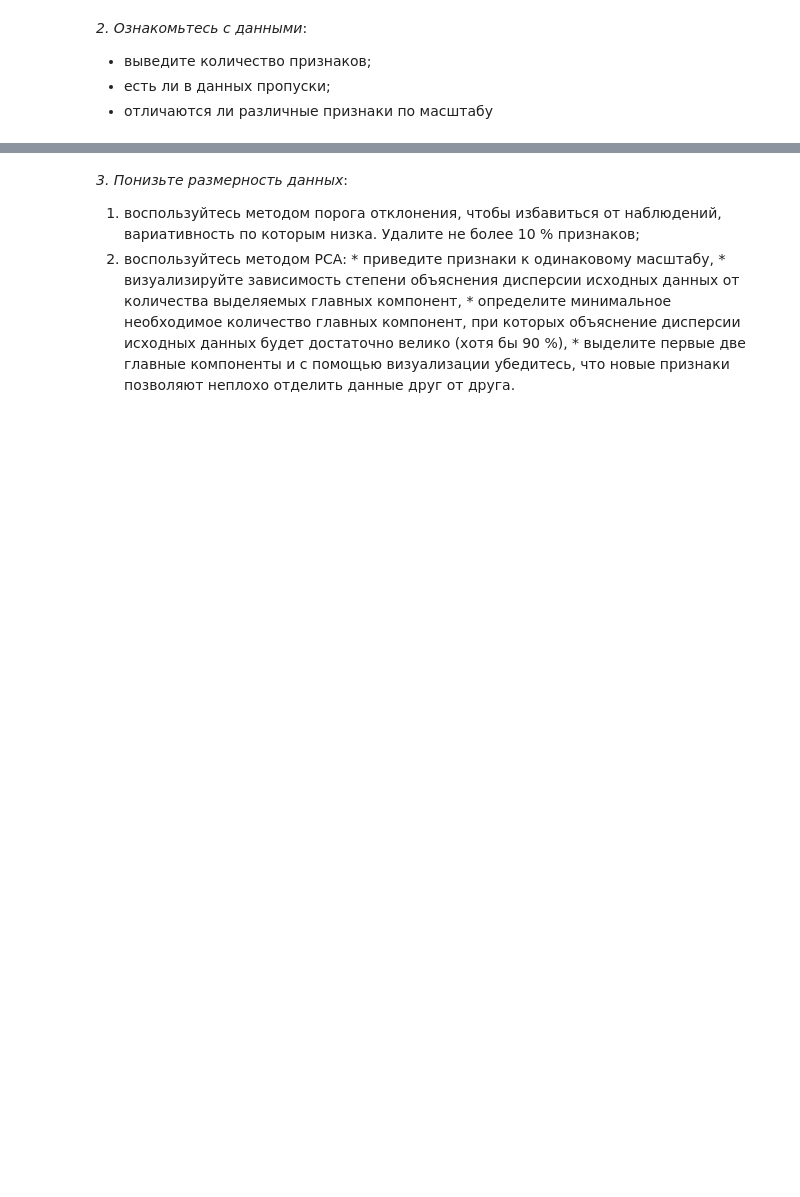
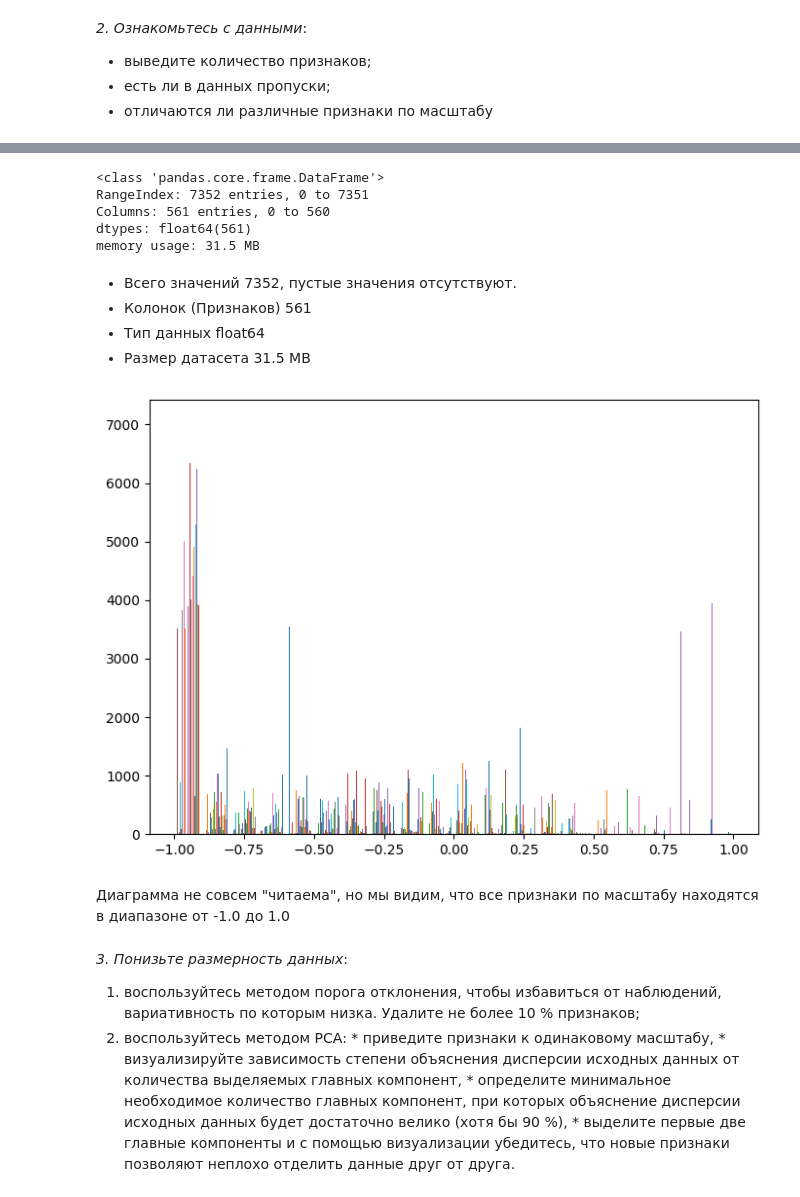
Before and after one commit to W1llAnn/1tdata-homework, a Jupyter notebook: 2.5 - homework PRO.ipynb, the cells around one changed output, grey strips where cells are left out. Cells and saved outputs as stored; diff of their text form; code cells hidden in the pictures; blank space fills up the shorter version.

```diff
--- a/2.5 - homework PRO.ipynb
+++ b/2.5 - homework PRO.ipynb
@@ -7,2 +17,4 @@
 # %% [markdown]
 *1. Загрузите данные из источника по ссылке. Нам нужен файл X_train.txt (там будет чуть более 7 тысяч наблюдений). Чтобы подгрузить этот файл, можно воспользоваться функцией loadtxt библиотеки numpy.*
+# %%
+data = np.loadtxt('https://raw.githubusercontent.com/W1llAnn/1tdata-homework/main/2.5X_train.txt')
@@ -13,0 +34,2 @@
+# %%
+df = pd.DataFrame(data=data)
@@ -14,3 +46,28 @@
+# %%
+df.info()
+# %% [output]
+<class 'pandas.core.frame.DataFrame'>
+RangeIndex: 7352 entries, 0 to 7351
+Columns: 561 entries, 0 to 560
+dtypes: float64(561)
+memory usage: 31.5 MB
+# %% [markdown]
+*   Всего значений 7352, пустые значения отсутствуют.
+*   Колонок (Признаков) 561
+*   Тип данных float64
+*   Размер датасета 31.5 MB
+# %%
+fig, axs = plt.subplots(1, 1,
+                        figsize =(7, 5),
+                        tight_layout = True)
+
+axs.hist(df, bins = 20)
+
+plt.show()
+# %% [output]
+[figure, added]
+# %% [markdown]
+Диаграмма не совсем "читаема", но мы видим, что все признаки по масштабу находятся в диапазоне от -1.0 до 1.0
 # %% [markdown]
 *3. Понизьте размерность данных*:
 1.   воспользуйтесь методом порога отклонения, чтобы избавиться от наблюдений, вариативность по которым низка. Удалите не более 10 % признаков;
```
Also changed, not shown: parts of 16 cells of this notebook, 2 other files.
